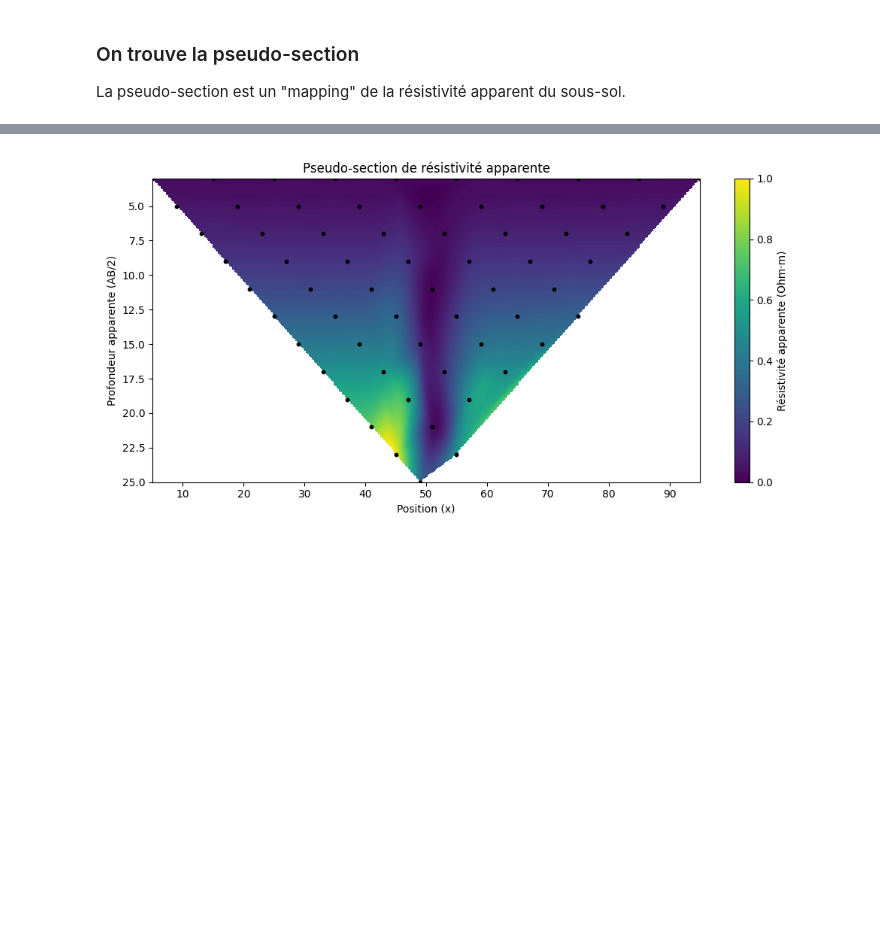
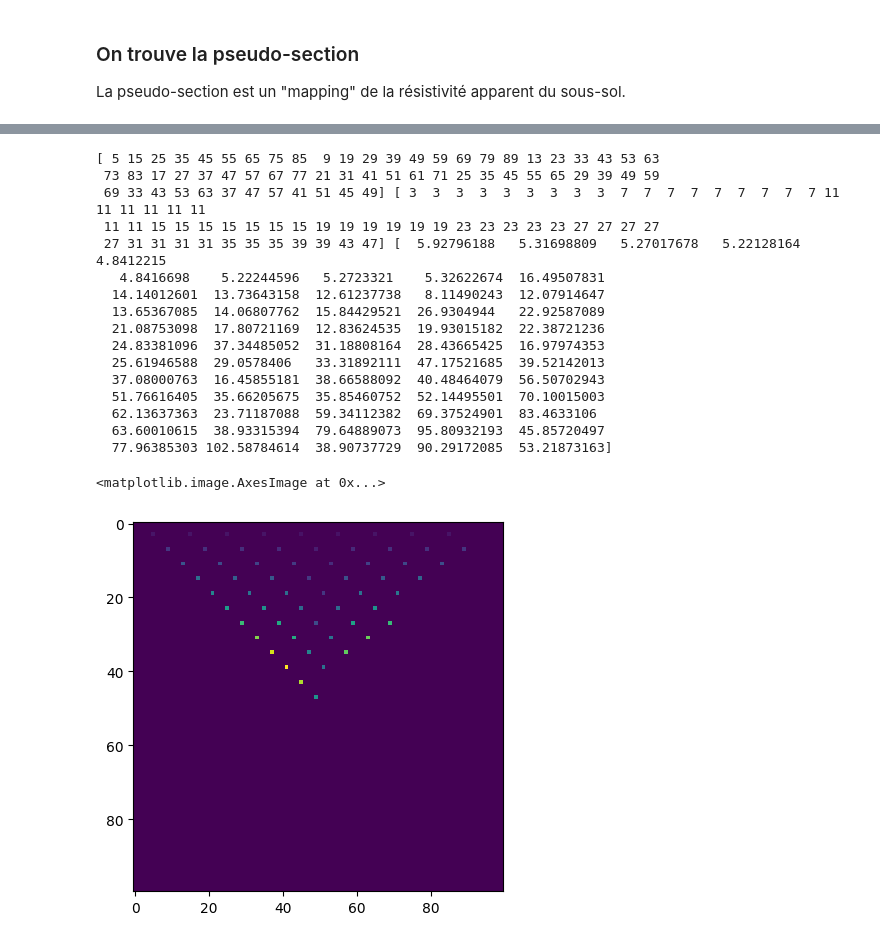
Before and after one commit to AlexandreChevrette/ProjetFinal_PhysiqueNumerique, a Jupyter notebook: Projet_physnum.ipynb, the cells around one changed output, grey strips where cells are left out. Saved outputs shown, nothing was run; the diff lists cells and outputs as text; code cells hidden in the pictures; blank space fills up the shorter version.

Commit message:
pseudo-section optimisé

```diff
--- a/Projet_physnum.ipynb
+++ b/Projet_physnum.ipynb
@@ -32,10 +32,11 @@ sigma_init = np.ones((dim, dim))# np.random.uniform(low=1, high=10, size=(dim, d
 
 xx, yy = np.meshgrid(np.arange(dim), np.arange(dim), indexing='ij')
 
-sigma_init[(xx-95)**2 + (yy-50)**2 <= 3**2] = 500
+sigma_init[(xx-90)**2 + (yy-50)**2 <= 5**2] = 1000
 
 
-# sigma_init[: 81, dim//2 - 50: dim//2 + 50] = 100
+# sigma_init[: 90, dim//2 - 50: dim//2 + 50] = 1000
+
 pot_init = np.zeros((dim, dim))
 
 courant_init = np.zeros((dim, dim))
@@ -374,3 +335,3 @@ def pseudo_section_parallel(dimension, cond, I, n_jobs=-1):
 # %%
-pseudo_section_array = pseudo_section_parallel(dim, sigma_init, I)
-# plt.imshow(pseudo_section_array)
+pseudo_section_array = pseudo_section(dim, sigma_init, I)
+# plt.imshow(pseudo_section_array, origin='lower')
@@ -377,40 +356,64 @@ pseudo_section_array = pseudo_section_parallel(dim, sigma_init, I)
 # %%
 # plt.figure()
 # plt.imshow(pseudo_section_array, origin='lower')
 # plt.show()
 x, z, rho_app = pseudo_section_array
 
-from scipy.interpolate import griddata
-import matplotlib.pyplot as plt
+print(x, z, rho_app)
+pseudo = np.zeros((dim, dim))
 
-# grille régulière
-xi = np.linspace(x.min(), x.max(), 200)
-zi = np.linspace(z.min(), z.max(), 200)
+for idx, i in enumerate(x):
+    pseudo[z[idx], x[idx]] = rho_app[idx]
 
-XI, ZI = np.meshgrid(xi, zi)
+plt.imshow(pseudo)
 
-# interpolation
-RHOI = griddata((x, z), rho_app, (XI, ZI), method='cubic')
+# from scipy.interpolate import griddata
 
-plt.figure(figsize=(10, 5))
+# # grille régulière
+# xi = np.linspace(x.min(), x.max(), 200)
+# zi = np.linspace(z.min(), z.max(), 200)
 
-# contour rempli
-plt.contourf(XI, ZI, RHOI, levels=200)
-# plt.imshow(RHOI, origin='lower')
+# XI, ZI = np.meshgrid(xi, zi)
 
-# points de mesure (optionnel mais pro)
-plt.scatter(x, z, c='k', s=10)
+# # interpolation
+# RHOI = griddata((x, z), rho_app, (XI, ZI), method='cubic')
 
-plt.gca().invert_yaxis()  # profondeur vers le bas
+# plt.figure(figsize=(10, 5))
 
-plt.xlabel("Position (x)")
-plt.ylabel("Profondeur apparente (AB/2)")
+# # contour rempli
+# plt.contourf(XI, ZI, RHOI, levels=100)
+# # plt.imshow(RHOI, origin='lower')
 
-plt.title("Pseudo-section de résistivité apparente")
+# # points de mesure (optionnel mais pro)
+# plt.scatter(x, z, c='k', s=10)
 
-plt.colorbar(label="Résistivité apparente (Ohm·m)")
+# plt.gca().invert_yaxis()  # profondeur vers le bas
 
-plt.tight_layout()
-plt.show()
+# plt.xlabel("Position (x)")
+# plt.ylabel("Profondeur apparente (AB/2)")
+
+# plt.title("Pseudo-section de résistivité apparente")
+
+# plt.colorbar(label="Résistivité apparente (Ohm·m)")
+
+# plt.tight_layout()
+# plt.show()
 # %% [output]
+[ 5 15 25 35 45 55 65 75 85  9 19 29 39 49 59 69 79 89 13 23 33 43 53 63
+ 73 83 17 27 37 47 57 67 77 21 31 41 51 61 71 25 35 45 55 65 29 39 49 59
+ 69 33 43 53 63 37 47 57 41 51 45 49] [ 3  3  3  3  3  3  3  3  3  7  7  7  7  7  7  7  7  7 11 11 11 11 11 11
+ 11 11 15 15 15 15 15 15 15 19 19 19 19 19 19 23 23 23 23 23 27 27 27 27
+ 27 31 31 31 31 35 35 35 39 39 43 47] [  5.92796188   5.31698809   5.27017678   5.22128164   4.8412215
+   4.8416698    5.22244596   5.2723321    5.32622674  16.49507831
+  14.14012601  13.73643158  12.61237738   8.11490243  12.07914647
+  13.65367085  14.06807762  15.84429521  26.9304944   22.92587089
+  21.08753098  17.80721169  12.83624535  19.93015182  22.38721236
+  24.83381096  37.34485052  31.18808164  28.43665425  16.97974353
+  25.61946588  29.0578406   33.31892111  47.17521685  39.52142013
+  37.08000763  16.45855181  38.66588092  40.48464079  56.50702943
+  51.76616405  35.66205675  35.85460752  52.14495501  70.10015003
+  62.13637363  23.71187088  59.34112382  69.37524901  83.4633106
+  63.60010615  38.93315394  79.64889073  95.80932193  45.85720497
+  77.96385303 102.58784614  38.90737729  90.29172085  53.21873163]
+<matplotlib.image.AxesImage at 0x...>
-[figure, old version]
+[figure, new version]
```
Also changed, not shown: parts of 7 cells of this notebook.
